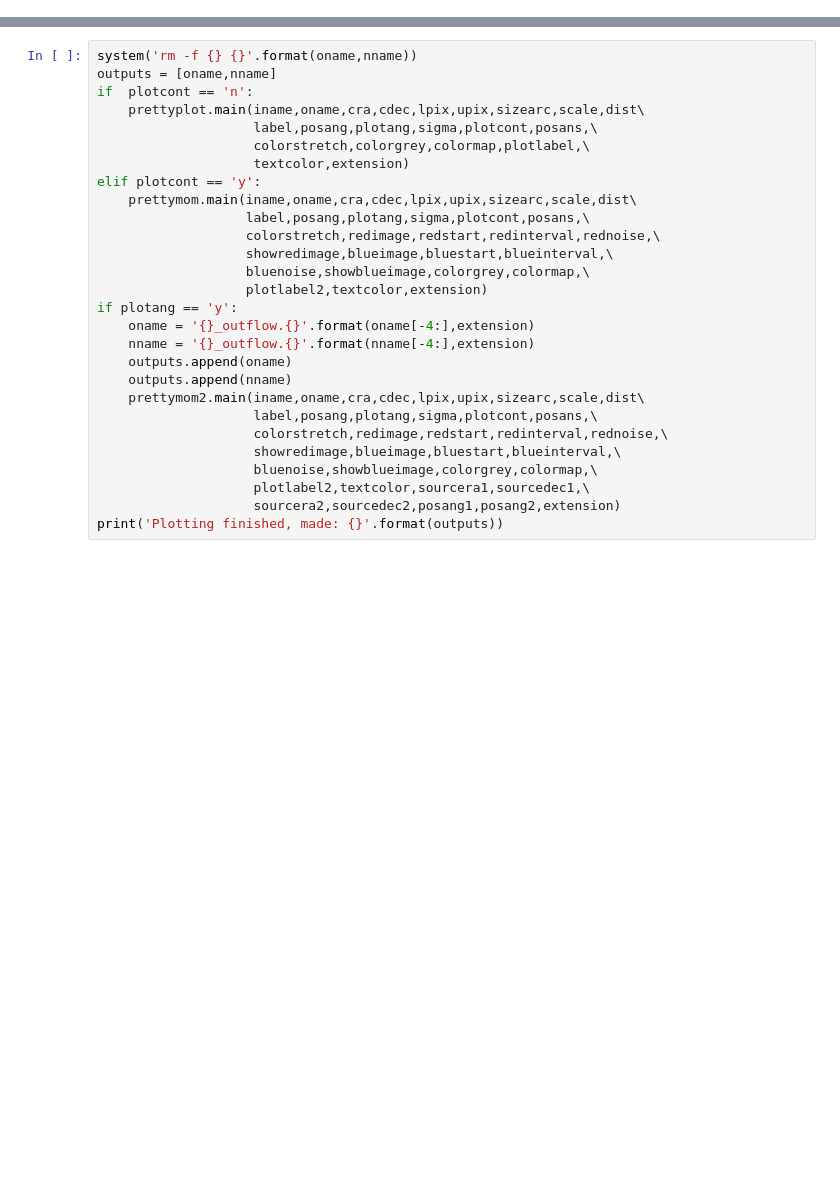
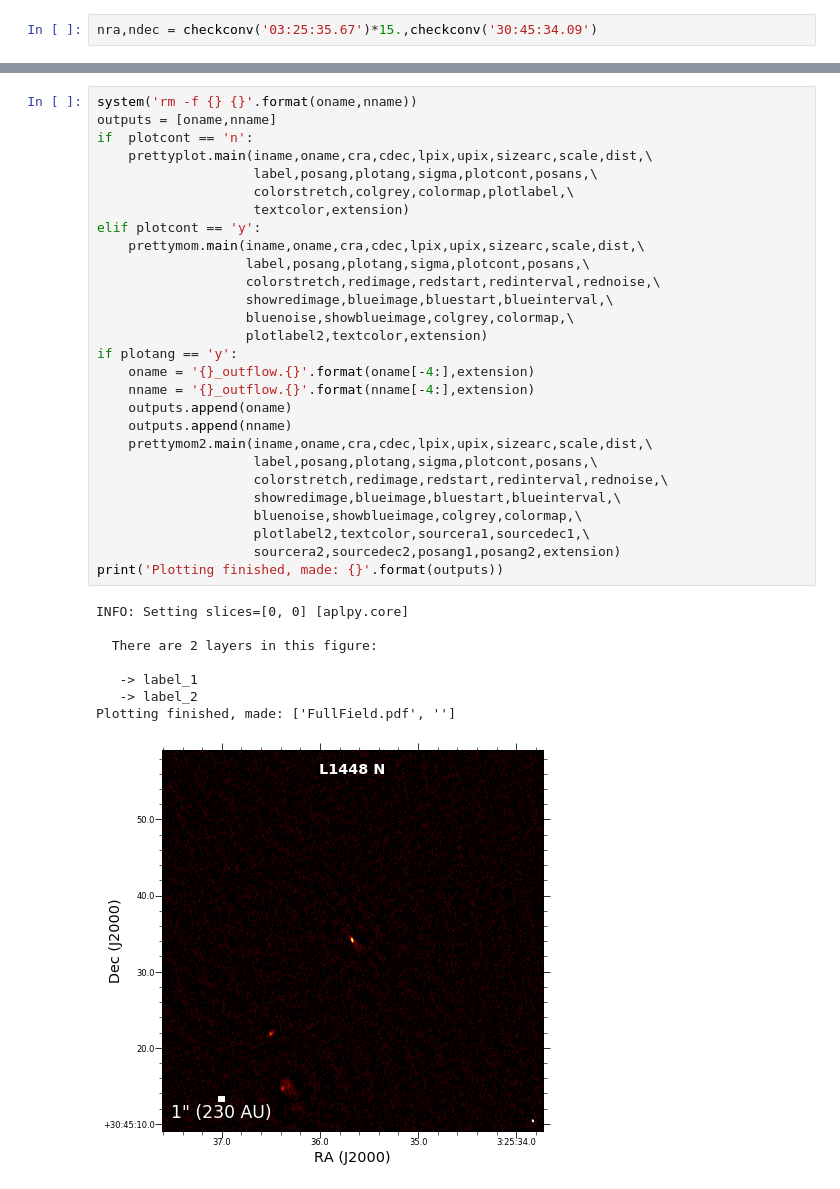
Before and after one commit to nickalaskreynolds/alma_scripts, a Jupyter notebook: pretty_images/plotting.ipynb, the cells around one changed output, grey strips where cells are left out. Cells and saved outputs as stored; diff of their text form; blank space fills up the shorter version.

```diff
--- a/pretty_images/plotting.ipynb
+++ b/pretty_images/plotting.ipynb
@@ -5,4 +6,6 @@ import ds9cmap
 import disk_images_panel as prettyplot
 import disk_images_wmom0 as prettymom
 import disk_images_wmom0_2s as prettymom2
+# %%
+nra,ndec = checkconv('03:25:35.67')*15.,checkconv('30:45:34.09')
 # %%
@@ -52,28 +56,37 @@ extension = nname[-3:] # extension for all outputs MUST BE IDENTICAL
 # %%
 system('rm -f {} {}'.format(oname,nname))
 outputs = [oname,nname]
 if  plotcont == 'n':
-    prettyplot.main(iname,oname,cra,cdec,lpix,upix,sizearc,scale,dist\
+    prettyplot.main(iname,oname,cra,cdec,lpix,upix,sizearc,scale,dist,\
                     label,posang,plotang,sigma,plotcont,posans,\
-                    colorstretch,colorgrey,colormap,plotlabel,\
+                    colorstretch,colgrey,colormap,plotlabel,\
                     textcolor,extension)
 elif plotcont == 'y':
-    prettymom.main(iname,oname,cra,cdec,lpix,upix,sizearc,scale,dist\
+    prettymom.main(iname,oname,cra,cdec,lpix,upix,sizearc,scale,dist,\
                    label,posang,plotang,sigma,plotcont,posans,\
                    colorstretch,redimage,redstart,redinterval,rednoise,\
                    showredimage,blueimage,bluestart,blueinterval,\
-                   bluenoise,showblueimage,colorgrey,colormap,\
+                   bluenoise,showblueimage,colgrey,colormap,\
                    plotlabel2,textcolor,extension)
 if plotang == 'y':
     oname = '{}_outflow.{}'.format(oname[-4:],extension)
     nname = '{}_outflow.{}'.format(nname[-4:],extension)
     outputs.append(oname)
     outputs.append(nname)
-    prettymom2.main(iname,oname,cra,cdec,lpix,upix,sizearc,scale,dist\
+    prettymom2.main(iname,oname,cra,cdec,lpix,upix,sizearc,scale,dist,\
                     label,posang,plotang,sigma,plotcont,posans,\
                     colorstretch,redimage,redstart,redinterval,rednoise,\
                     showredimage,blueimage,bluestart,blueinterval,\
-                    bluenoise,showblueimage,colorgrey,colormap,\
+                    bluenoise,showblueimage,colgrey,colormap,\
                     plotlabel2,textcolor,sourcera1,sourcedec1,\
                     sourcera2,sourcedec2,posang1,posang2,extension)
 print('Plotting finished, made: {}'.format(outputs))
+# %% [output]
+INFO: Setting slices=[0, 0] [aplpy.core]
+
+  There are 2 layers in this figure:
+
+   -> label_1
+   -> label_2
+Plotting finished, made: ['FullField.pdf', '']
+[figure, added]
```
Also changed, not shown: parts of 2 cells of this notebook, 1 other file.
